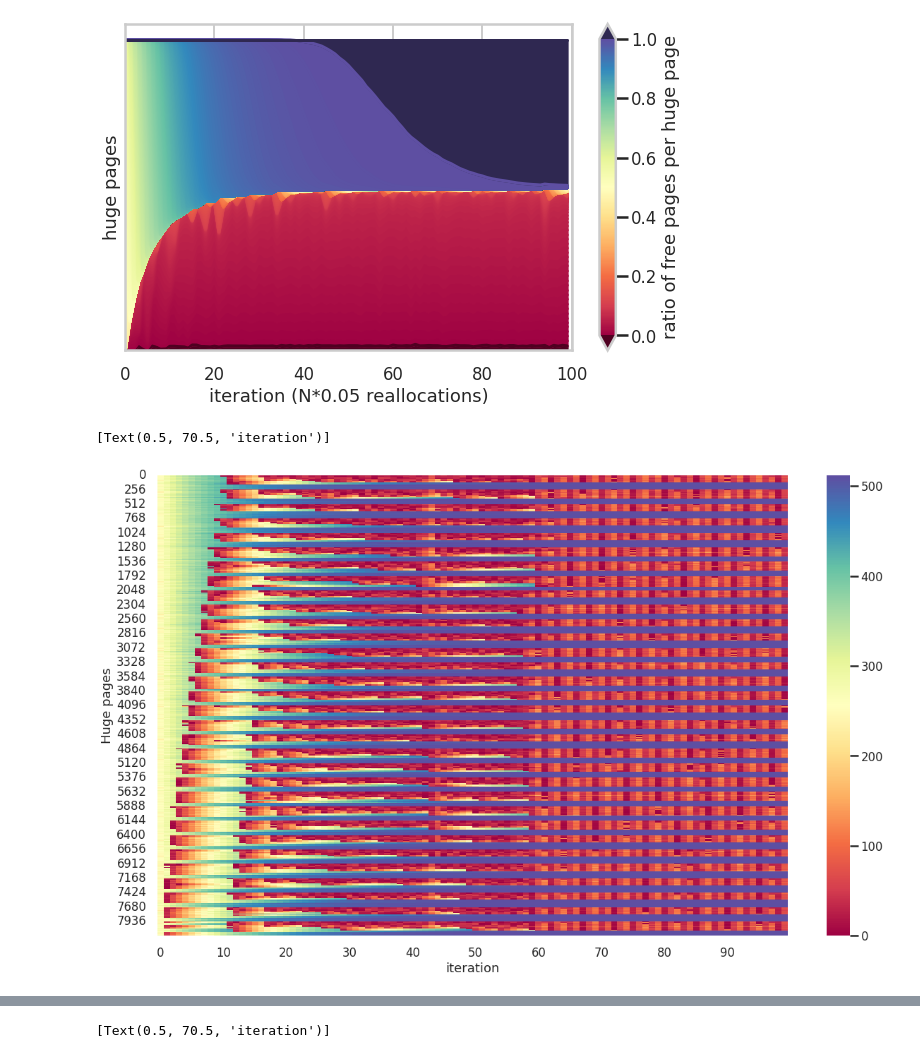
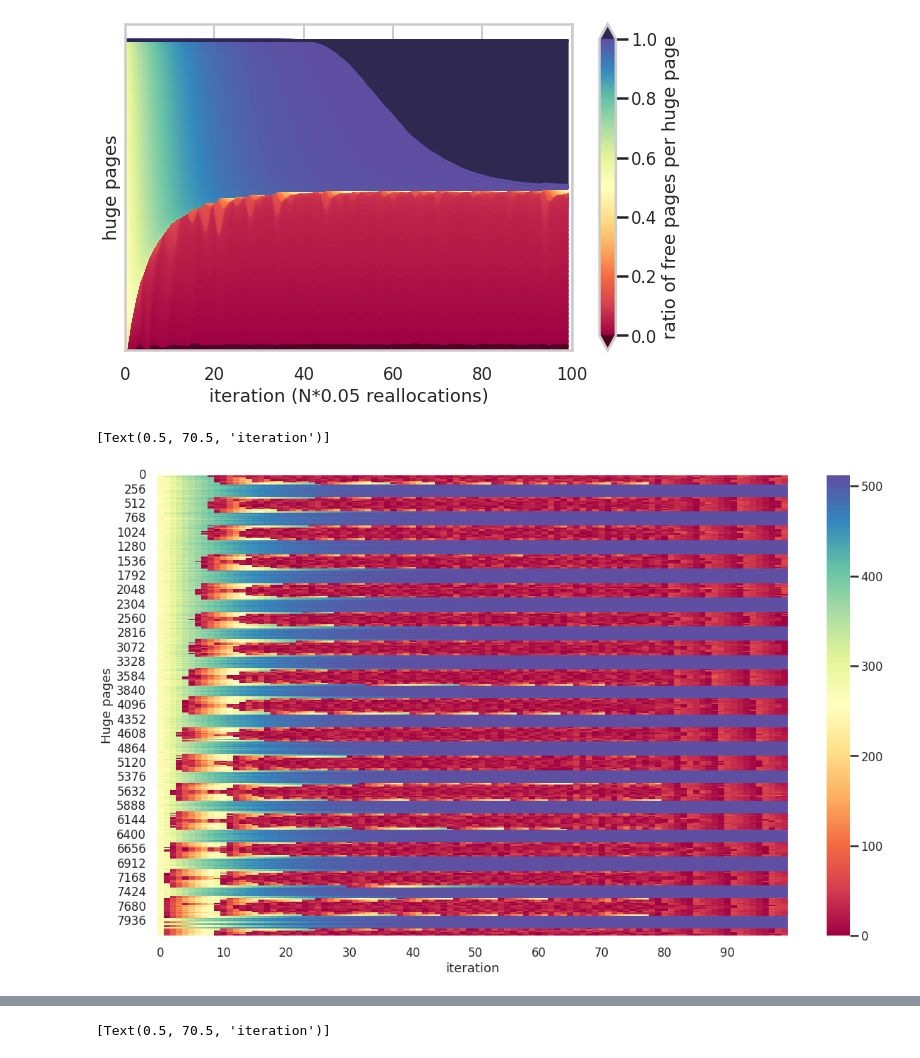
Before and after one commit to luhsra/llfree-rs, a Jupyter notebook: results/frag.ipynb, the cells around one changed output, grey strips where cells are left out. Drawn from its saved outputs; the diff is of its cells as text; code cells hidden in the pictures.

```diff
--- a/results/frag.ipynb
+++ b/results/frag.ipynb
@@ -95,18 +76,18 @@ plt.colorbar(cm.ScalarMappable(cmap=cmap), ax=ax, extend="both",
 # %%
 # Heatmap Array
 fix, ax = plt.subplots()
 fix.set_figwidth(20)
 fix.set_figheight(12)
 fix.set_facecolor("white")
 
 cmap = cmap_extreme(sns.color_palette("Spectral", as_cmap=True, n_colors=10))
 
-data = pd.read_csv("out/frag_ar.csv", index_col=["i"])
+data = pd.read_csv("out/frag_half.csv", index_col=["i"])
 per_huge = data[[*data.columns[2:]]].T
 
 plot = sns.heatmap(per_huge, ax=ax, cmap=cmap, yticklabels=256, xticklabels=10)
 plot.set(ylabel="Huge pages")
 plot.set(xlabel="iteration")
 # %% [output]
 [Text(0.5, 70.5, 'iteration')]
-[figure, old version]
+[figure, new version]
```
Also changed, not shown: parts of 3 cells of this notebook, 1 other file.
